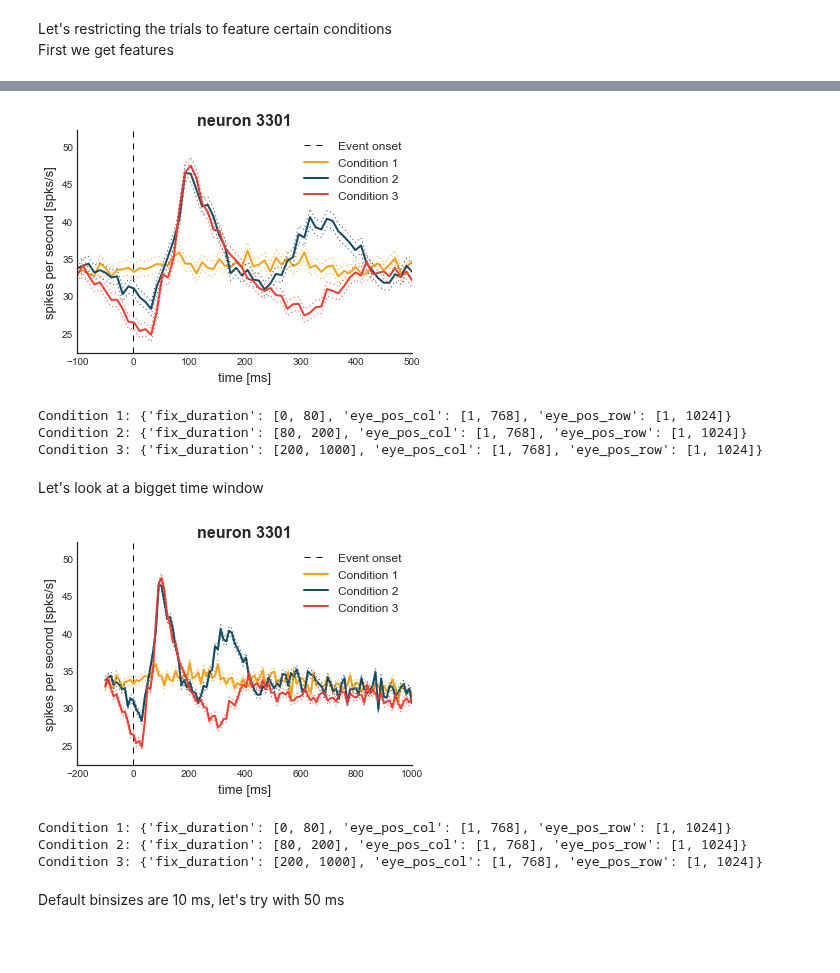
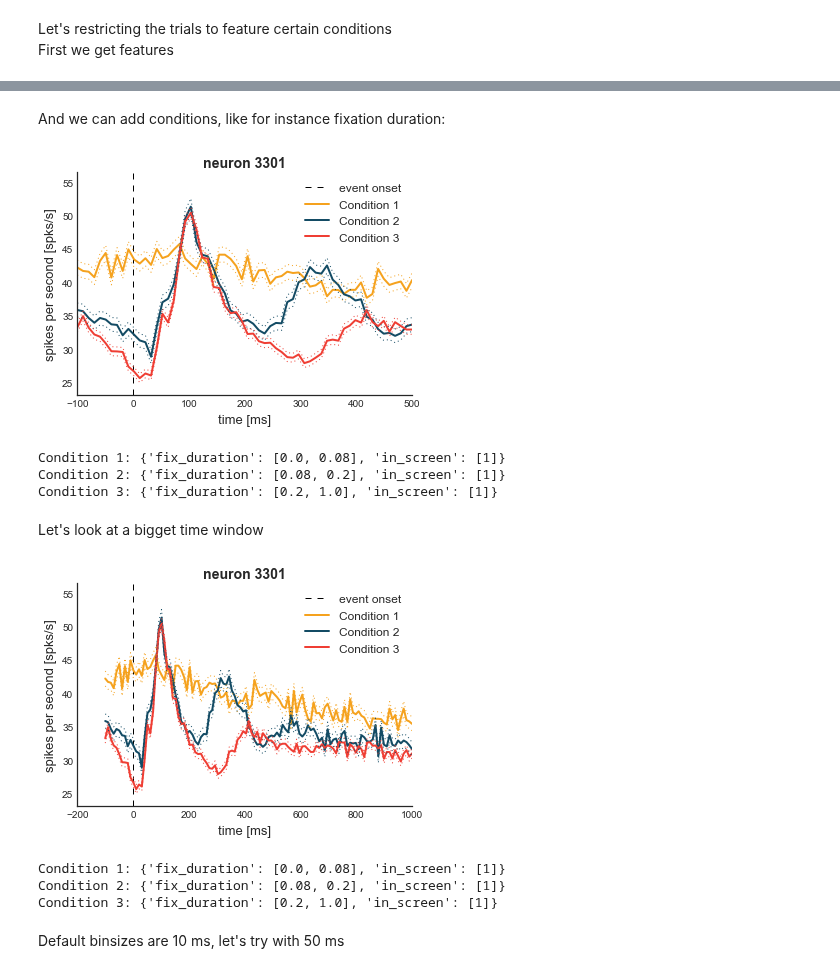
Before and after one commit to KordingLab/spykes, a Jupyter notebook: notebooks/neuron_example.ipynb, the cells around one changed output, grey strips where cells are left out. Saved outputs shown, nothing was run; the diff lists cells and outputs as text; code cells hidden in the pictures; blank space fills up the shorter version.

```diff
--- a/notebooks/neuron_example.ipynb
+++ b/notebooks/neuron_example.ipynb
@@ -123,4 +125,4 @@ neuron_id = neuron_list[50]
 spikes = dat['spikes'][neuron_id]
 
 #instantiate neuron
-neuron = spy.Spyke(spikes)
+neuron = spy.Spyke(spikes, name = neuron_id)
@@ -186,14 +157,14 @@ neuron.get_raster(fix_onset_times);
 # %% [markdown]
 Let's restricting the trials to feature certain conditions <br>
 First we get features
-# %%
-fix_onset_times = np.array([dat['eyes'][fix]['fix_onset'] for fix in dat['eyes']])
-fix_offset_times = np.array([dat['eyes'][fix]['fix_offset'] for fix in dat['eyes']])
-fix_col = np.array([dat['eyes'][fix]['col'] for fix in dat['eyes']])
-fix_row = np.array([dat['eyes'][fix]['col'] for fix in dat['eyes']])
-
-features = {}
-features['fix_duration'] = (fix_offset_times-fix_onset_times)*1000
-features['eye_pos_row'] = fix_row
-features['eye_pos_col'] = fix_col
-features['a_fake_feature'] = []
+# %%
+for_features = dat['eyes'][0].keys()
+for i in ['imname','impath']: for_features.remove(i)
+features = {}
+for feat in for_features:
+    features[feat] = np.array([dat['eyes'][fix][feat] for fix in dat['eyes']])
+
+features['fix_duration'] = features['fix_offset']-features['fix_onset']
+features['in_screen'] = np.all((features['col']>=1, features['col']<=1024, \
+                                features['row']>=1, features['row']<=768), axis=0)
+print features.keys()
@@ -202,39 +189,34 @@ Now we impose some restriction on those features that define which subset of tri
+# %% [markdown]
+And we can add conditions, like for instance fixation duration:
 # %%
-# Trials that are inside the screen
 conditions = {}
 conditions[0]= {}
-conditions[0]['eye_pos_row'] = [1, 1024]
-conditions[0]['eye_pos_col'] = [1, 768]
-# and a fixation duration between [0, 80] ms
-conditions[0]['fix_duration'] = [0, 80]
+conditions[0]['in_screen'] = [1]
+conditions[0]['fix_duration'] = [0.0, 0.08] # Fixation duration between [0, 80] ms
 
-# or fixation duration between [80, 200] ms
 conditions[1]= {}
-conditions[1]['eye_pos_row'] = [1, 1024]
-conditions[1]['eye_pos_col'] = [1, 768]
-conditions[1]['fix_duration'] = [80, 200]
+conditions[1]['in_screen'] = [1]
+conditions[1]['fix_duration'] = [0.08, 0.2] # Fixation duration between [80, 200] ms
 
-# or fixation duration between [200, 1000] ms
 conditions[2]= {}
-conditions[2]['eye_pos_row'] = [1, 1024]
-conditions[2]['eye_pos_col'] = [1, 768]
-conditions[2]['fix_duration'] = [200, 1000]
+conditions[2]['in_screen'] = [1]
+conditions[2]['fix_duration'] = [0.2, 1.0] # Fixation duration between [200, 1000] ms
 
 neuron.get_psth(fix_onset_times, features, conditions);
 # %% [output]
-[figure, old version]
+[figure, new version]
-Condition 1: {'fix_duration': [0, 80], 'eye_pos_col': [1, 768], 'eye_pos_row': [1, 1024]}
-Condition 2: {'fix_duration': [80, 200], 'eye_pos_col': [1, 768], 'eye_pos_row': [1, 1024]}
-Condition 3: {'fix_duration': [200, 1000], 'eye_pos_col': [1, 768], 'eye_pos_row': [1, 1024]}
+Condition 1: {'fix_duration': [0.0, 0.08], 'in_screen': [1]}
+Condition 2: {'fix_duration': [0.08, 0.2], 'in_screen': [1]}
+Condition 3: {'fix_duration': [0.2, 1.0], 'in_screen': [1]}
 # %% [markdown]
 Let's look at a bigget time window
 # %%
 neuron.get_psth(fix_onset_times, features, conditions, window = [-100,1000]);
 # %% [output]
-[figure, old version]
+[figure, new version]
-Condition 1: {'fix_duration': [0, 80], 'eye_pos_col': [1, 768], 'eye_pos_row': [1, 1024]}
-Condition 2: {'fix_duration': [80, 200], 'eye_pos_col': [1, 768], 'eye_pos_row': [1, 1024]}
-Condition 3: {'fix_duration': [200, 1000], 'eye_pos_col': [1, 768], 'eye_pos_row': [1, 1024]}
+Condition 1: {'fix_duration': [0.0, 0.08], 'in_screen': [1]}
+Condition 2: {'fix_duration': [0.08, 0.2], 'in_screen': [1]}
+Condition 3: {'fix_duration': [0.2, 1.0], 'in_screen': [1]}
 # %% [markdown]
 Default binsizes are 10 ms, let's try with 50 ms
 # %%
```
Also changed, not shown: parts of 23 cells of this notebook, 2 other files.
